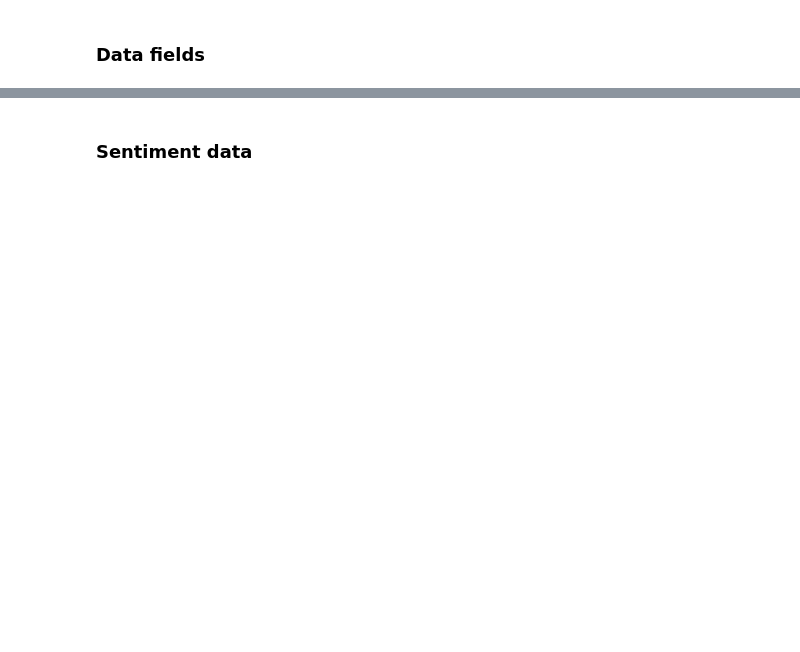
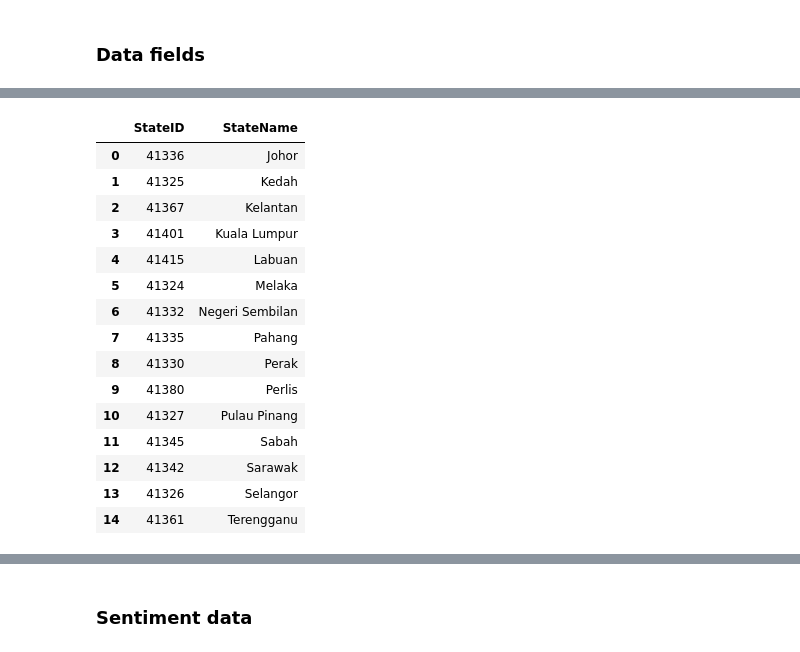
Before and after one commit to manuelfreude/kagglepetfinder, a Jupyter notebook: petfinder.ipynb, the cells around one changed output, grey strips where cells are left out. Drawn from its saved outputs; the diff is of its cells as text; code cells hidden in the pictures; blank space fills up the shorter version.

```diff
--- a/petfinder.ipynb
+++ b/petfinder.ipynb
@@ -96,0 +336,19 @@ print(os.listdir("../input"))
+# %%
+state_labels.head(15)
+# %% [output]
+|  | StateID | StateName |
+| 0 | 41336 | Johor |
+| 1 | 41325 | Kedah |
+| 2 | 41367 | Kelantan |
+| 3 | 41401 | Kuala Lumpur |
+| 4 | 41415 | Labuan |
+| 5 | 41324 | Melaka |
+| 6 | 41332 | Negeri Sembilan |
+| 7 | 41335 | Pahang |
+| 8 | 41330 | Perak |
+| 9 | 41380 | Perlis |
+| 10 | 41327 | Pulau Pinang |
+| 11 | 41345 | Sabah |
+| 12 | 41342 | Sarawak |
+| 13 | 41326 | Selangor |
+| 14 | 41361 | Terengganu |
```
Also changed, not shown: parts of 40 cells of this notebook.
